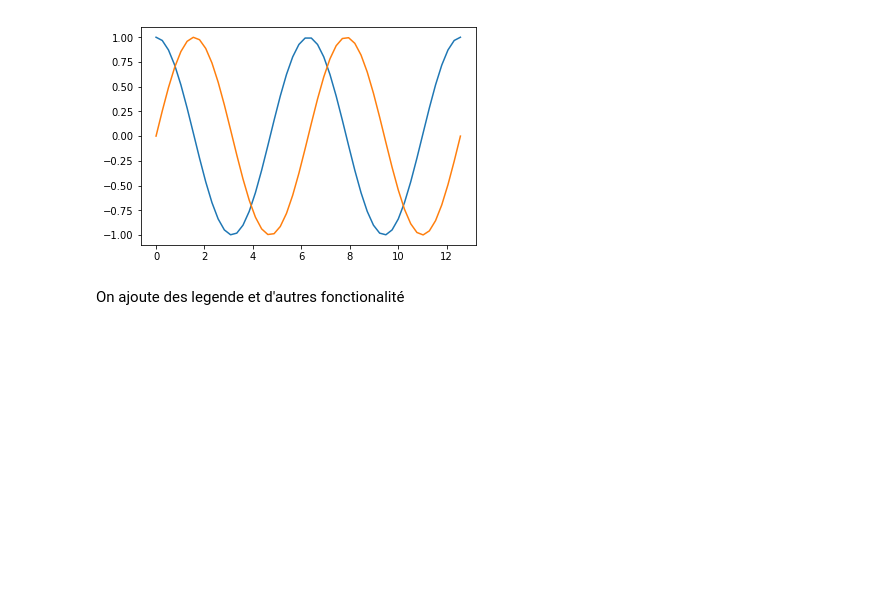
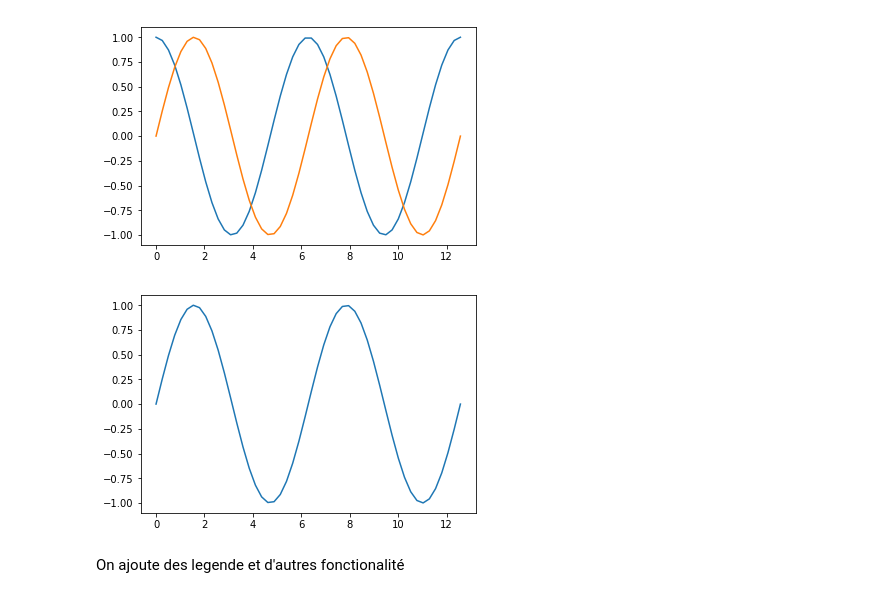
Before and after one commit to alexanderbuchholz/formation_utt, a Jupyter notebook: 2_matplotlib.ipynb, the cells around one changed output. Cells and saved outputs as stored; diff of their text form; code cells hidden in the pictures; blank space fills up the shorter version.

```diff
--- a/2_matplotlib.ipynb
+++ b/2_matplotlib.ipynb
@@ -18,6 +18,11 @@ plt.plot(x, sin_array)
 # %% [output]
 [<matplotlib.lines.Line2D at 0x...>]
 [figure]
+# %%
+plt.plot(x, sin_array)
+plt.show()
+# %% [output]
+[figure, added]
 # %% [markdown]
 On ajoute des legende et d'autres fonctionalité
 # %%
```
Also changed, not shown: parts of 10 cells of this notebook, 4 other files.
